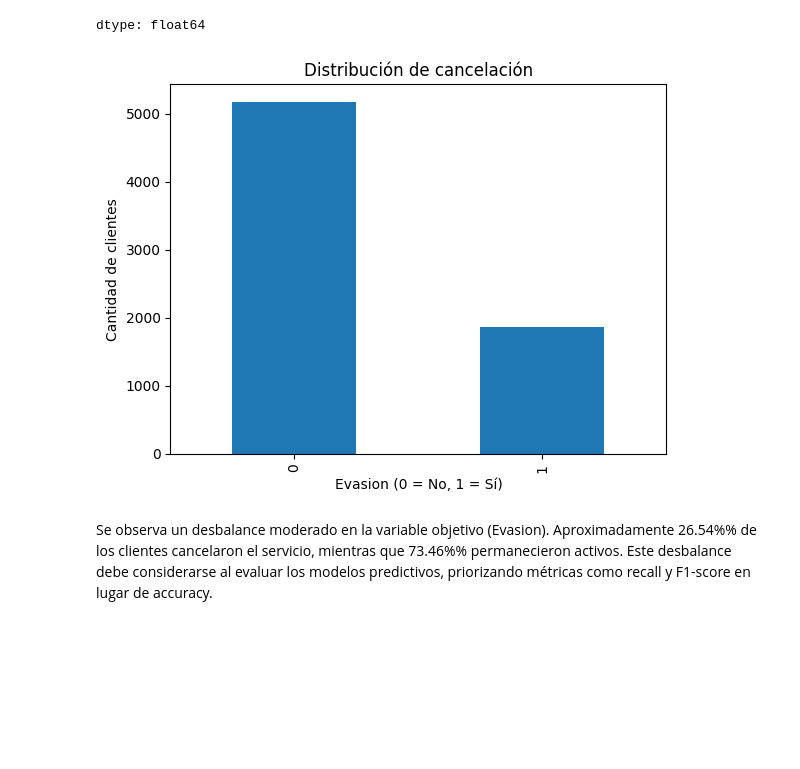
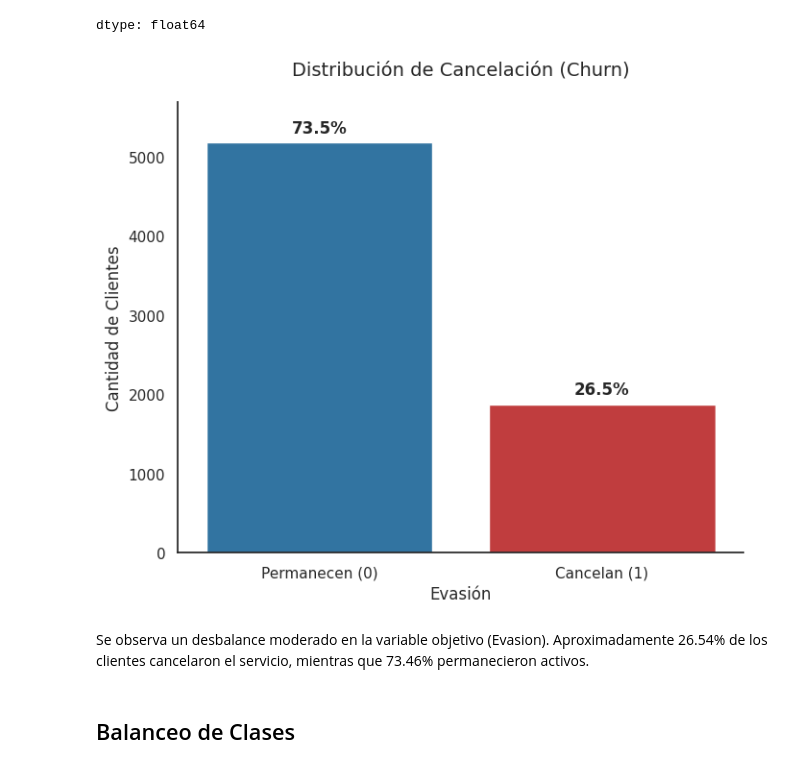
Before and after one commit to yaramirezte/TelecomX_LATAM-Parte-2, a Jupyter notebook: TelecomX_LATAM_parte_2.ipynb, the cells around one changed output. Saved outputs shown, nothing was run; the diff lists cells and outputs as text; code cells hidden in the pictures; blank space fills up the shorter version.

```diff
--- a/TelecomX_LATAM_parte_2.ipynb
+++ b/TelecomX_LATAM_parte_2.ipynb
@@ -192,10 +187,42 @@ import matplotlib.pyplot as plt
-# %%
-y.value_counts().plot(kind='bar')
-plt.title('Distribución de cancelación')
-plt.xlabel('Evasion (0 = No, 1 = Sí)')
-plt.ylabel('Cantidad de clientes')
-plt.show()
-# %% [output]
-[figure, removed]
+# %%
+import matplotlib.pyplot as plt
+import seaborn as sns
+
+sns.set_theme(style="white")
+plt.figure(figsize=(7, 6))
+
+# Calculamos los porcentajes
+total = len(y)
+ax = sns.countplot(x=y, hue=y, palette=['#1f77b4', '#d62728'], legend=False)
+
+# se añade el porcentaje sobre cada barra
+for p in ax.patches:
+    percentage = f'{(100 * p.get_height() / total):.1f}%'
+    x = p.get_x() + p.get_width() / 2
+    y_pos = p.get_height()
+
+    ax.annotate(percentage,
+                (x, y_pos),
+                ha='center', va='bottom',
+                fontsize=12,
+                fontweight='bold',
+                xytext=(0, 5),
+                textcoords='offset points')
+
+plt.title('Distribución de Cancelación (Churn)', fontsize=14, pad=20)
+plt.xticks([0, 1], ['Permanecen (0)', 'Cancelan (1)'])
+plt.ylabel('Cantidad de Clientes')
+plt.xlabel('Evasión')
+
+# Ajustamos el límite de Y para que el porcentaje no quede cortado
+plt.ylim(0, max([p.get_height() for p in ax.patches]) * 1.1)
+
+sns.despine()
+plt.tight_layout()
+plt.show()
+# %% [output]
+[figure, added]
 # %% [markdown]
-Se observa un desbalance moderado en la variable objetivo (Evasion). Aproximadamente 26.54%% de los clientes cancelaron el servicio, mientras que 73.46%% permanecieron activos. Este desbalance debe considerarse al evaluar los modelos predictivos, priorizando métricas como recall y F1-score en lugar de accuracy.
+Se observa un desbalance moderado en la variable objetivo (Evasion). Aproximadamente 26.54% de los clientes cancelaron el servicio, mientras que 73.46% permanecieron activos.
+# %% [markdown]
+## Balanceo de Clases
```
Also changed, not shown: parts of 30 cells of this notebook.
